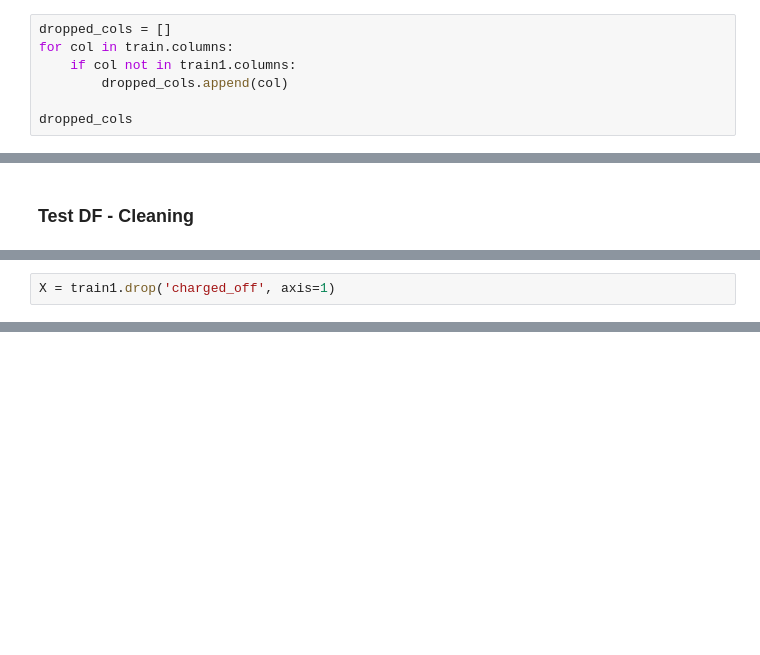
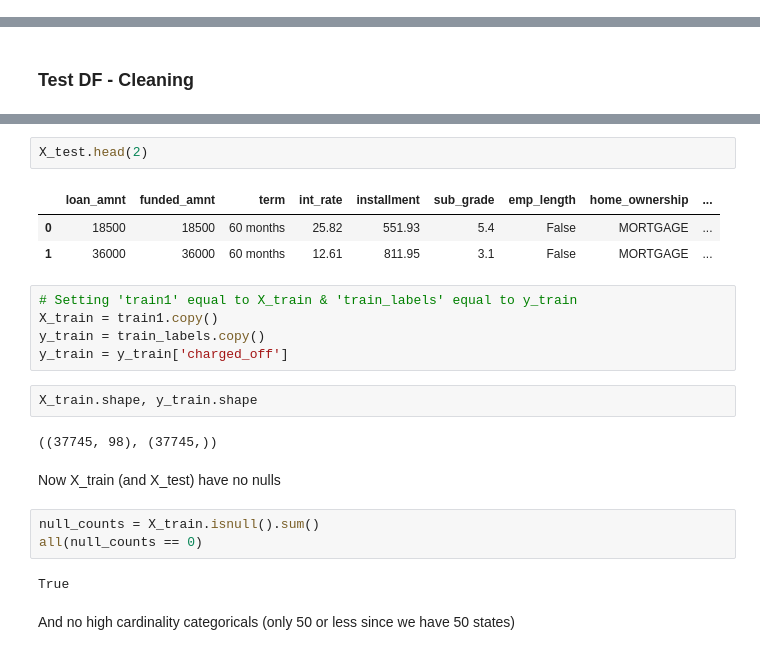
Before and after one commit to bloominstituteoftechnology/DS-Unit-4-Sprint-1-Tree-Ensembles, a Jupyter notebook: ds1-tree-ensembles/TreeEnsembles_Competition_Assignment.ipynb, the cells around one changed output, grey strips where cells are left out. Cells and saved outputs as stored; diff of their text form; blank space fills up the shorter version.

```diff
--- a/ds1-tree-ensembles/TreeEnsembles_Competition_Assignment.ipynb
+++ b/ds1-tree-ensembles/TreeEnsembles_Competition_Assignment.ipynb
@@ -239,7 +249,0 @@ train1.shape
-# %%
-dropped_cols = []
-for col in train.columns:
-    if col not in train1.columns:
-        dropped_cols.append(col)
-
-dropped_cols
@@ -484,2 +255,0 @@ y = train1['charged_off']
-# %%
-X = train1.drop('charged_off', axis=1)
@@ -521,0 +343,24 @@ weighted avg       0.78      0.78      0.78      7691
+# %%
+X_test.head(2)
+# %% [output]
+|  | loan_amnt | funded_amnt | term | int_rate | installment | sub_grade | emp_length | home_ownership | ... |
+| 0 | 18500 | 18500 | 60 months | 25.82 | 551.93 | 5.4 | False | MORTGAGE | ... |
+| 1 | 36000 | 36000 | 60 months | 12.61 | 811.95 | 3.1 | False | MORTGAGE | ... |
+# %%
+# Setting 'train1' equal to X_train & 'train_labels' equal to y_train
+X_train = train1.copy()
+y_train = train_labels.copy()
+y_train = y_train['charged_off']
+# %%
+X_train.shape, y_train.shape
+# %% [output]
+((37745, 98), (37745,))
+# %% [markdown]
+Now X_train (and X_test) have no nulls
+# %%
+null_counts = X_train.isnull().sum()
+all(null_counts == 0)
+# %% [output]
+True
+# %% [markdown]
+And no high cardinality categoricals (only 50 or less since we have 50 states)
```
Also changed, not shown: parts of 89 cells of this notebook.
